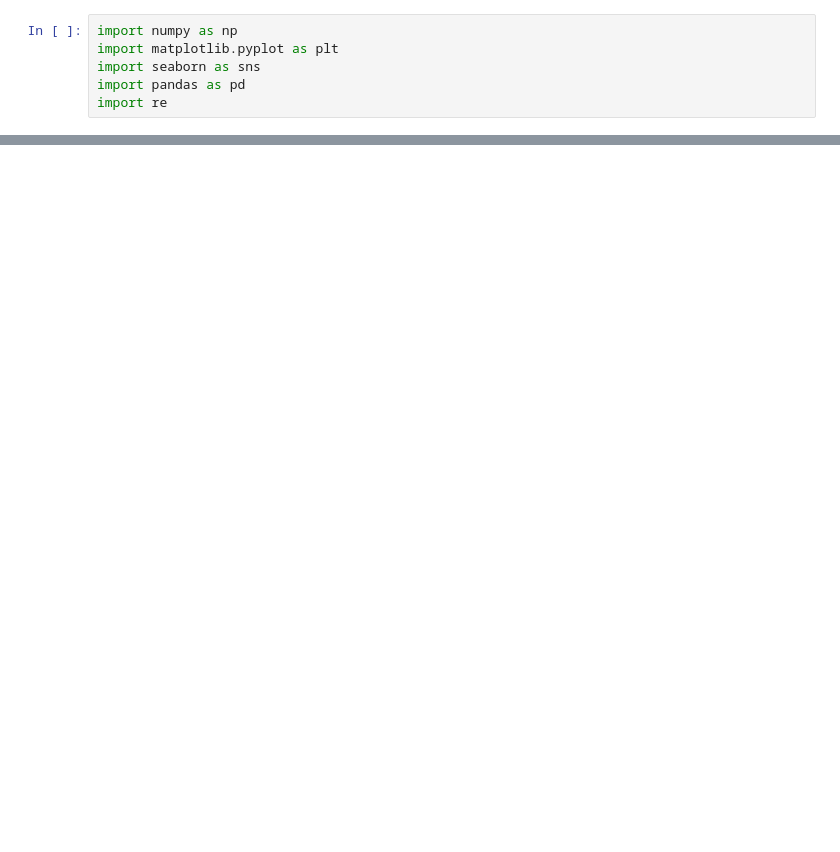
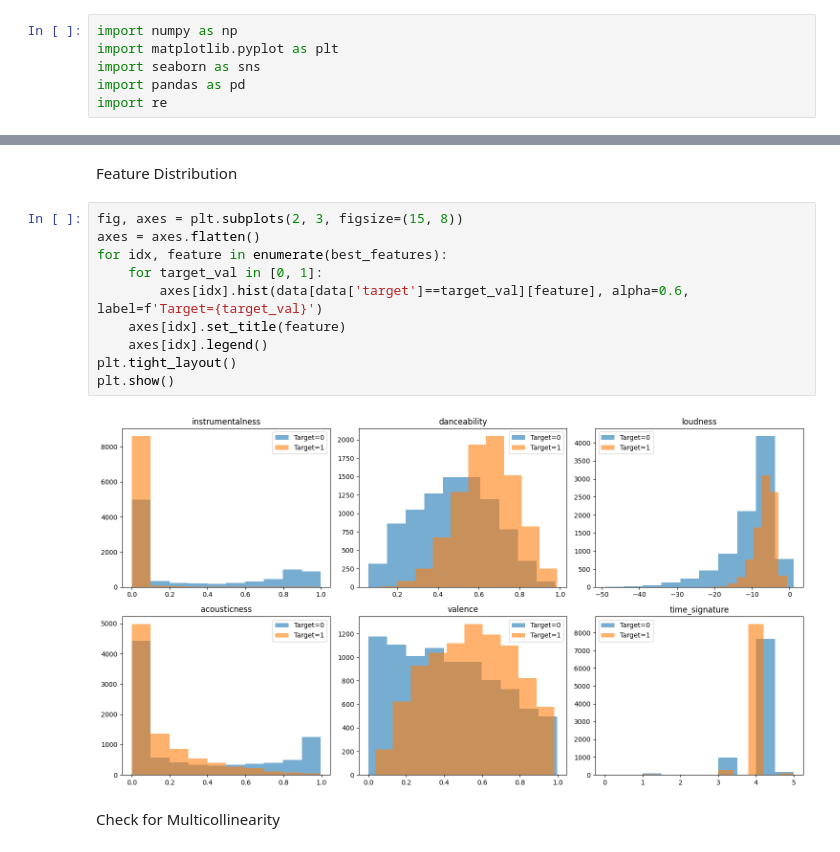
Before and after one commit to mrcl-w/inzynierka, a Jupyter notebook: EDA/EDA.ipynb, the cells around one changed output, grey strips where cells are left out. Saved outputs shown, nothing was run; the diff lists cells and outputs as text; blank space fills up the shorter version.

```diff
--- a/EDA/EDA.ipynb
+++ b/EDA/EDA.ipynb
@@ -78,0 +126,16 @@ See the caveats in the documentation: https://pandas.pydata.org/pandas-docs/stab
+# %% [markdown]
+Feature Distribution
+# %%
+fig, axes = plt.subplots(2, 3, figsize=(15, 8))
+axes = axes.flatten()
+for idx, feature in enumerate(best_features):
+    for target_val in [0, 1]:
+        axes[idx].hist(data[data['target']==target_val][feature], alpha=0.6, label=f'Target={target_val}')
+    axes[idx].set_title(feature)
+    axes[idx].legend()
+plt.tight_layout()
+plt.show()
+# %% [output]
+[figure, added]
+# %% [markdown]
+Check for Multicollinearity
```
Also changed, not shown: parts of 16 cells of this notebook.
